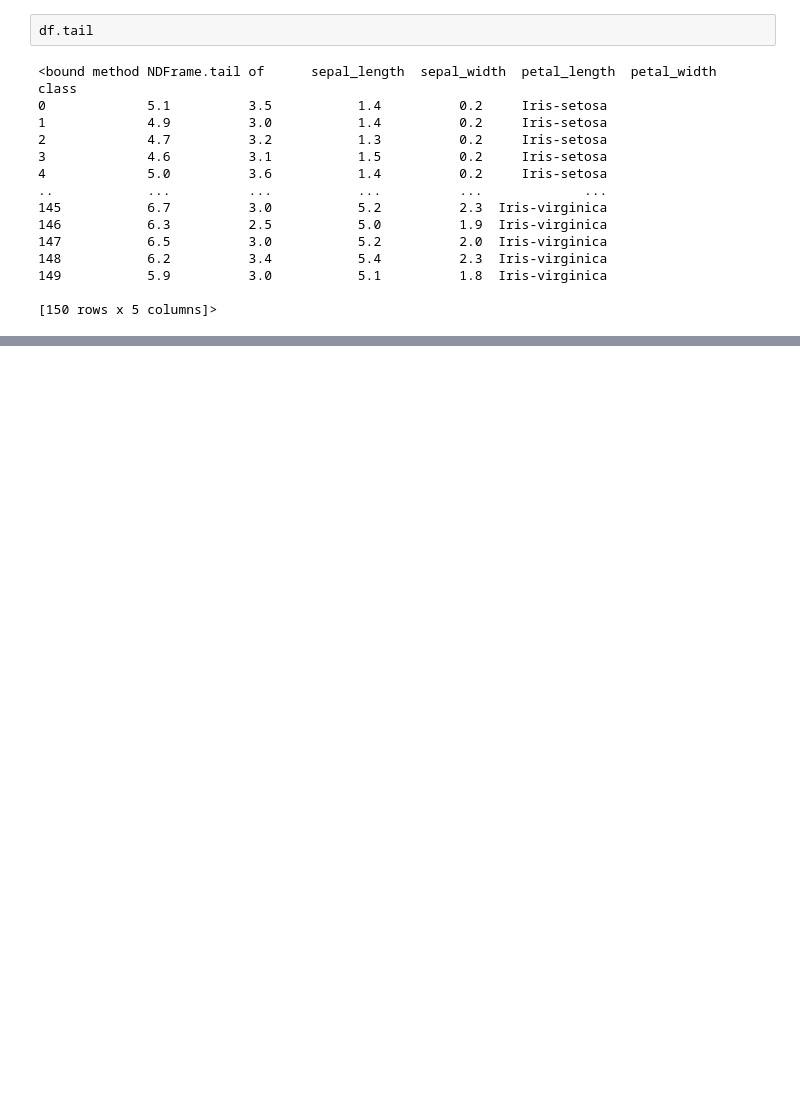
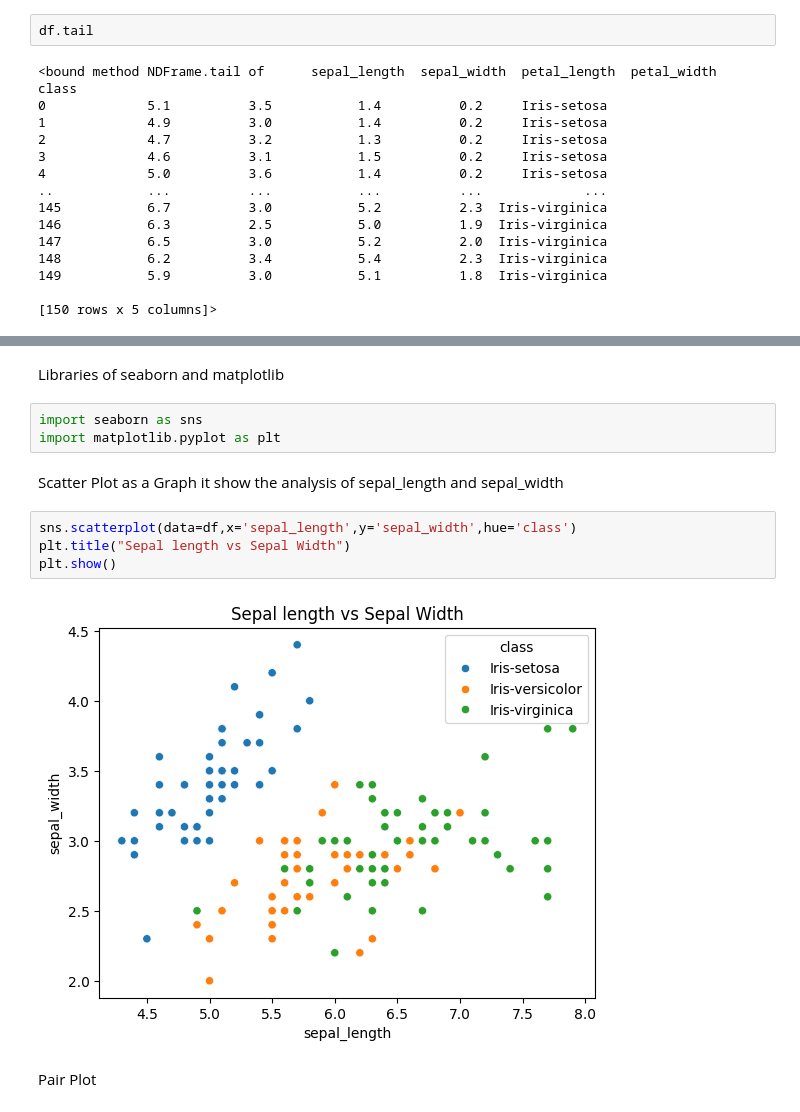
Before and after one commit to Prasannnnn/Data-Analysis-with-python, a Jupyter notebook: Assignments/iris.ipynb, the cells around one changed output, grey strips where cells are left out. Cells and saved outputs as stored; diff of their text form; blank space fills up the shorter version.

```diff
--- a/Assignments/iris.ipynb
+++ b/Assignments/iris.ipynb
@@ -44,0 +70,15 @@ df.tail
+# %% [markdown]
+Libraries of seaborn and matplotlib
+# %%
+import seaborn as sns
+import matplotlib.pyplot as plt
+# %% [markdown]
+Scatter Plot as a Graph it show the analysis of sepal_length and sepal_width
+# %%
+sns.scatterplot(data=df,x='sepal_length',y='sepal_width',hue='class')
+plt.title("Sepal length vs Sepal Width")
+plt.show()
+# %% [output]
+[figure, added]
+# %% [markdown]
+Pair Plot
```
Also changed, not shown: parts of 6 cells of this notebook.
